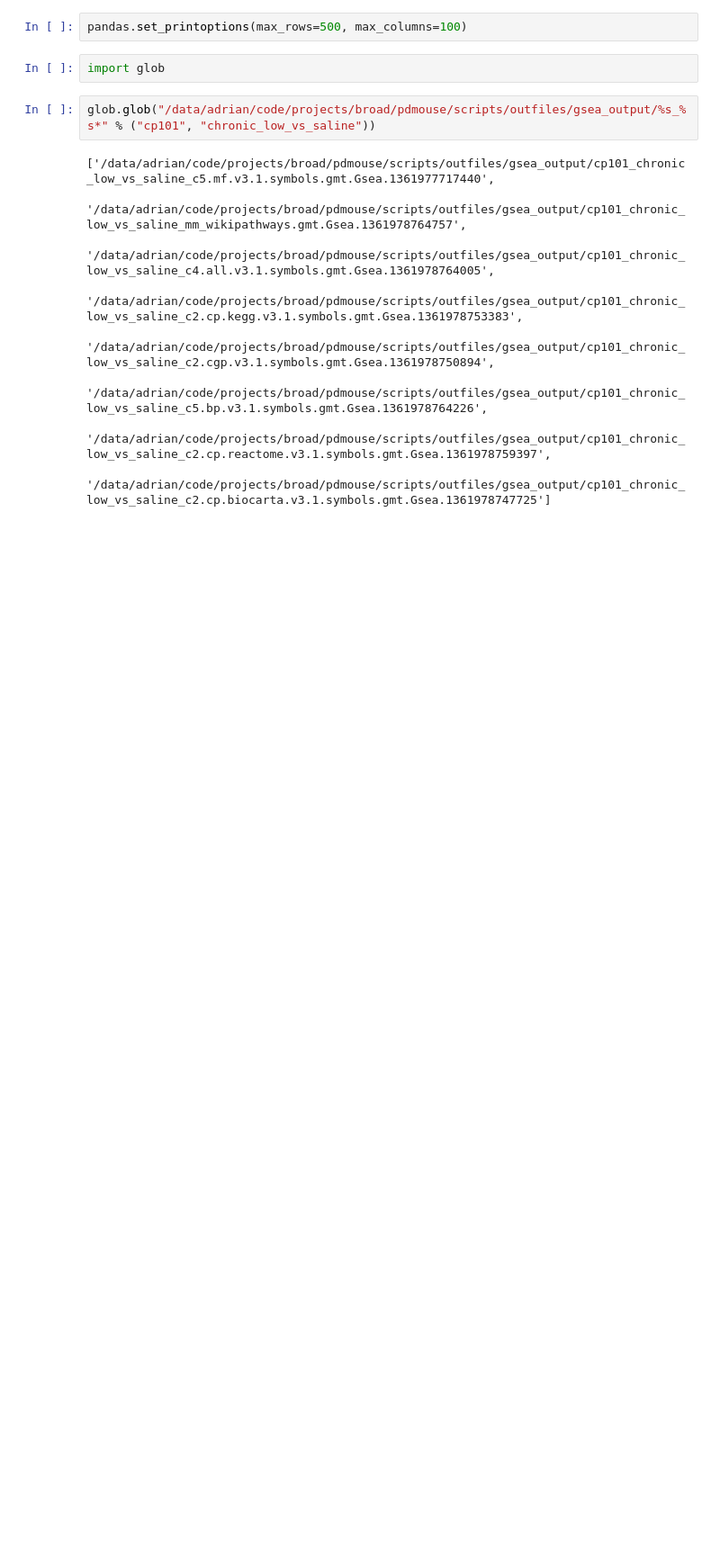
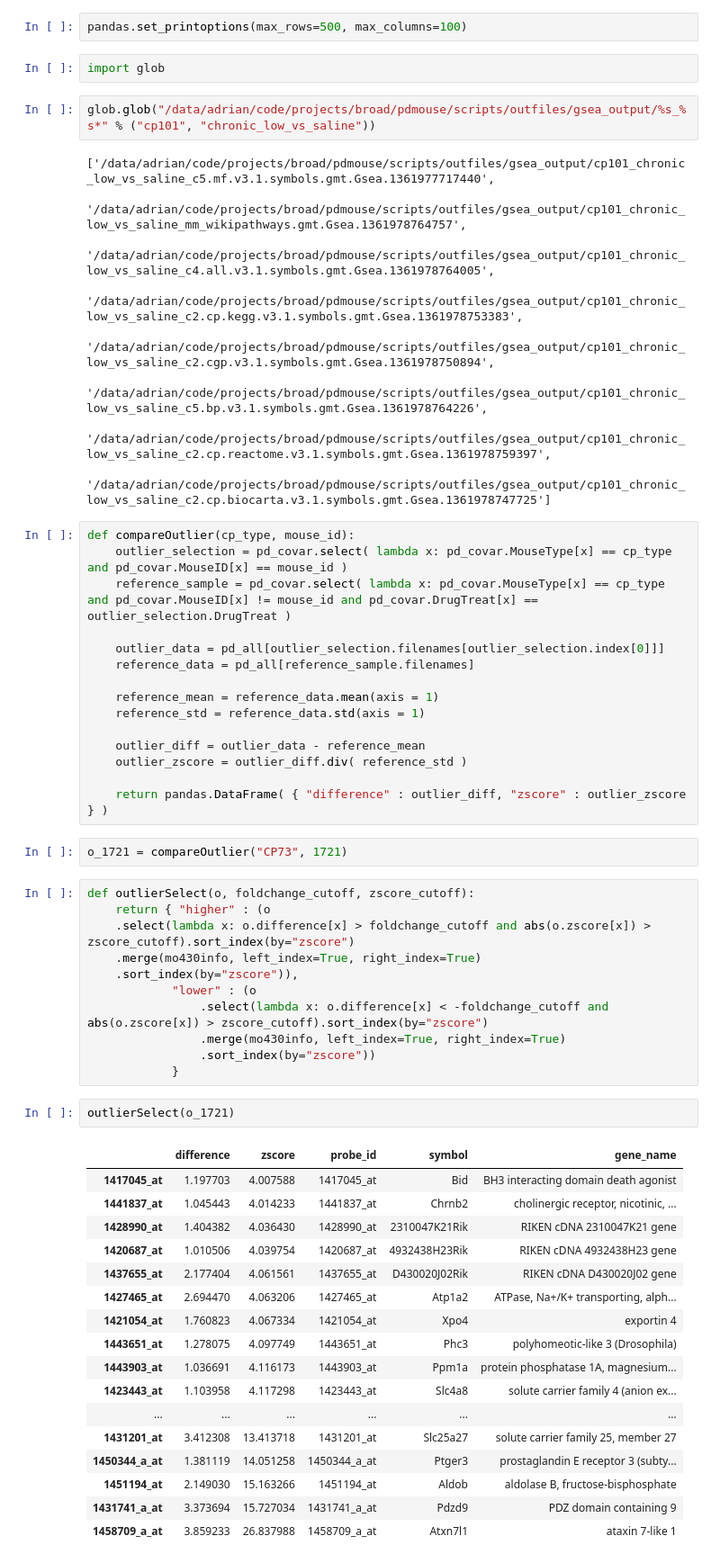
Before and after one commit to aheilbut/pdmouse, a Jupyter notebook: py/PDfilters.ipynb, the cells around one changed output. Shown at 90% size. Drawn from its saved outputs; the diff is of its cells as text; blank space fills up the shorter version.

```diff
--- a/py/PDfilters.ipynb
+++ b/py/PDfilters.ipynb
@@ -1549,3 +1549,51 @@ glob.glob("/data/adrian/code/projects/broad/pdmouse/scripts/outfiles/gsea_output
  '/data/adrian/code/projects/broad/pdmouse/scripts/outfiles/gsea_output/cp101_chronic_low_vs_saline_c5.bp.v3.1.symbols.gmt.Gsea.1361978764226',
  '/data/adrian/code/projects/broad/pdmouse/scripts/outfiles/gsea_output/cp101_chronic_low_vs_saline_c2.cp.reactome.v3.1.symbols.gmt.Gsea.1361978759397',
  '/data/adrian/code/projects/broad/pdmouse/scripts/outfiles/gsea_output/cp101_chronic_low_vs_saline_c2.cp.biocarta.v3.1.symbols.gmt.Gsea.1361978747725']
+# %%
+def compareOutlier(cp_type, mouse_id):
+    outlier_selection = pd_covar.select( lambda x: pd_covar.MouseType[x] == cp_type and pd_covar.MouseID[x] == mouse_id )
+    reference_sample = pd_covar.select( lambda x: pd_covar.MouseType[x] == cp_type and pd_covar.MouseID[x] != mouse_id and pd_covar.DrugTreat[x] == outlier_selection.DrugTreat )
+
+    outlier_data = pd_all[outlier_selection.filenames[outlier_selection.index[0]]]
+    reference_data = pd_all[reference_sample.filenames]
+
+    reference_mean = reference_data.mean(axis = 1)
+    reference_std = reference_data.std(axis = 1)
+
+    outlier_diff = outlier_data - reference_mean
+    outlier_zscore = outlier_diff.div( reference_std )
+
+    return pandas.DataFrame( { "difference" : outlier_diff, "zscore" : outlier_zscore } )
+# %%
+o_1721 = compareOutlier("CP73", 1721)
+# %%
+def outlierSelect(o, foldchange_cutoff, zscore_cutoff):
+    return { "higher" : (o
+    .select(lambda x: o.difference[x] > foldchange_cutoff and abs(o.zscore[x]) > zscore_cutoff).sort_index(by="zscore")
+    .merge(mo430info, left_index=True, right_index=True)
+    .sort_index(by="zscore")),
+            "lower" : (o
+                .select(lambda x: o.difference[x] < -foldchange_cutoff and abs(o.zscore[x]) > zscore_cutoff).sort_index(by="zscore")
+                .merge(mo430info, left_index=True, right_index=True)
+                .sort_index(by="zscore"))
+            }
+# %%
+outlierSelect(o_1721)
+# %% [output]
+|  | difference | zscore | probe_id | symbol | gene_name |
+| 1417045_at | 1.197703 | 4.007588 | 1417045_at | Bid | BH3 interacting domain death agonist |
+| 1441837_at | 1.045443 | 4.014233 | 1441837_at | Chrnb2 | cholinergic receptor, nicotinic, ... |
+| 1428990_at | 1.404382 | 4.036430 | 1428990_at | 2310047K21Rik | RIKEN cDNA 2310047K21 gene |
+| 1420687_at | 1.010506 | 4.039754 | 1420687_at | 4932438H23Rik | RIKEN cDNA 4932438H23 gene |
+| 1437655_at | 2.177404 | 4.061561 | 1437655_at | D430020J02Rik | RIKEN cDNA D430020J02 gene |
+| 1427465_at | 2.694470 | 4.063206 | 1427465_at | Atp1a2 | ATPase, Na+/K+ transporting, alph... |
+| 1421054_at | 1.760823 | 4.067334 | 1421054_at | Xpo4 | exportin 4 |
+| 1443651_at | 1.278075 | 4.097749 | 1443651_at | Phc3 | polyhomeotic-like 3 (Drosophila) |
+| 1443903_at | 1.036691 | 4.116173 | 1443903_at | Ppm1a | protein phosphatase 1A, magnesium... |
+| 1423443_at | 1.103958 | 4.117298 | 1423443_at | Slc4a8 | solute carrier family 4 (anion ex... |
+| ... | ... | ... | ... | ... | ... |
+| 1431201_at | 3.412308 | 13.413718 | 1431201_at | Slc25a27 | solute carrier family 25, member 27 |
+| 1450344_a_at | 1.381119 | 14.051258 | 1450344_a_at | Ptger3 | prostaglandin E receptor 3 (subty... |
+| 1451194_at | 2.149030 | 15.163266 | 1451194_at | Aldob | aldolase B, fructose-bisphosphate |
+| 1431741_a_at | 3.373694 | 15.727034 | 1431741_a_at | Pdzd9 | PDZ domain containing 9 |
+| 1458709_a_at | 3.859233 | 26.837988 | 1458709_a_at | Atxn7l1 | ataxin 7-like 1 |
```
Also changed, not shown: parts of 4 cells of this notebook, 5 other files.
